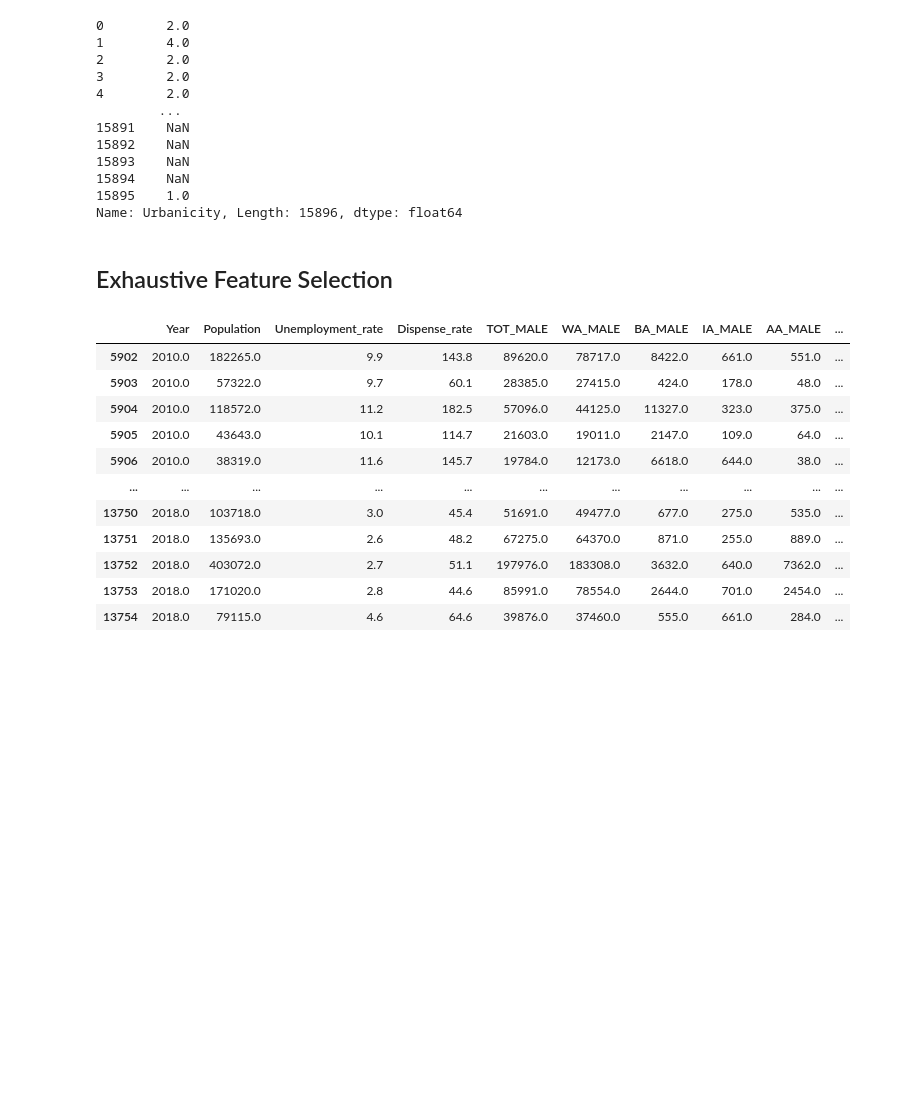
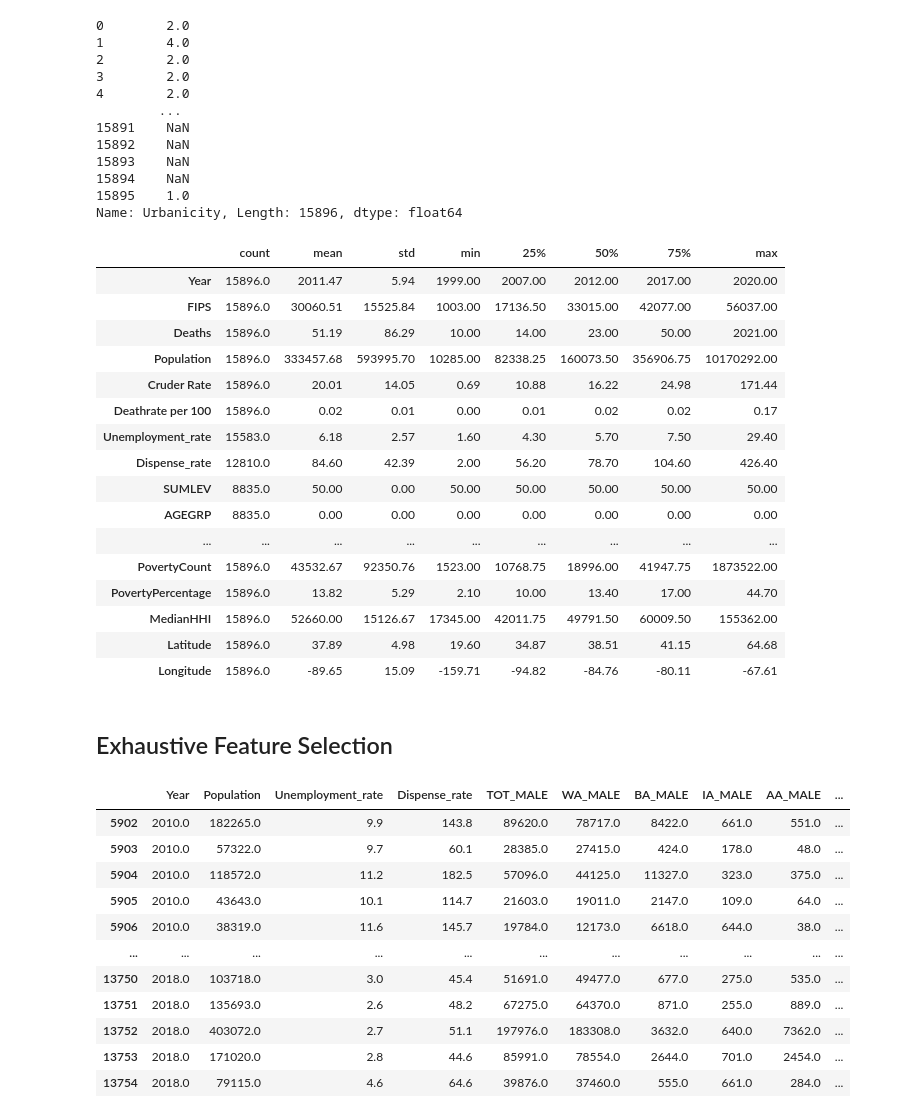
Before and after one commit to rhiannz/drugs, a Jupyter notebook: Analysis/Modeling/ols_variable_selection.ipynb, the cells around one changed output. Drawn from its saved outputs; the diff is of its cells as text; code cells hidden in the pictures; blank space fills up the shorter version.

```diff
--- a/Analysis/Modeling/ols_variable_selection.ipynb
+++ b/Analysis/Modeling/ols_variable_selection.ipynb
@@ -38,8 +38,28 @@ geogon_od['Urbanicity']
 15894    NaN
 15895    1.0
 Name: Urbanicity, Length: 15896, dtype: float64
-# %% [markdown]
-## Exhaustive Feature Selection
+# %%
+round(geogon_od.describe(), 2).transpose()
+# %% [output]
+|  | count | mean | std | min | 25% | 50% | 75% | max |
+| Year | 15896.0 | 2011.47 | 5.94 | 1999.00 | 2007.00 | 2012.00 | 2017.00 | 2020.00 |
+| FIPS | 15896.0 | 30060.51 | 15525.84 | 1003.00 | 17136.50 | 33015.00 | 42077.00 | 56037.00 |
+| Deaths | 15896.0 | 51.19 | 86.29 | 10.00 | 14.00 | 23.00 | 50.00 | 2021.00 |
+| Population | 15896.0 | 333457.68 | 593995.70 | 10285.00 | 82338.25 | 160073.50 | 356906.75 | 10170292.00 |
+| Cruder Rate | 15896.0 | 20.01 | 14.05 | 0.69 | 10.88 | 16.22 | 24.98 | 171.44 |
+| Deathrate per 100 | 15896.0 | 0.02 | 0.01 | 0.00 | 0.01 | 0.02 | 0.02 | 0.17 |
+| Unemployment_rate | 15583.0 | 6.18 | 2.57 | 1.60 | 4.30 | 5.70 | 7.50 | 29.40 |
+| Dispense_rate | 12810.0 | 84.60 | 42.39 | 2.00 | 56.20 | 78.70 | 104.60 | 426.40 |
+| SUMLEV | 8835.0 | 50.00 | 0.00 | 50.00 | 50.00 | 50.00 | 50.00 | 50.00 |
+| AGEGRP | 8835.0 | 0.00 | 0.00 | 0.00 | 0.00 | 0.00 | 0.00 | 0.00 |
+| ... | ... | ... | ... | ... | ... | ... | ... | ... |
+| PovertyCount | 15896.0 | 43532.67 | 92350.76 | 1523.00 | 10768.75 | 18996.00 | 41947.75 | 1873522.00 |
+| PovertyPercentage | 15896.0 | 13.82 | 5.29 | 2.10 | 10.00 | 13.40 | 17.00 | 44.70 |
+| MedianHHI | 15896.0 | 52660.00 | 15126.67 | 17345.00 | 42011.75 | 49791.50 | 60009.50 | 155362.00 |
+| Latitude | 15896.0 | 37.89 | 4.98 | 19.60 | 34.87 | 38.51 | 41.15 | 64.68 |
+| Longitude | 15896.0 | -89.65 | 15.09 | -159.71 | -94.82 | -84.76 | -80.11 | -67.61 |
+# %% [markdown]
+## Exhaustive Feature Selection
 # %%
 def standardize(raw_data):
     return ((raw_data - np.mean(raw_data, axis = 0)) / np.std(raw_data, axis = 0))
```
Also changed, not shown: parts of 13 cells of this notebook, 2 other files.
